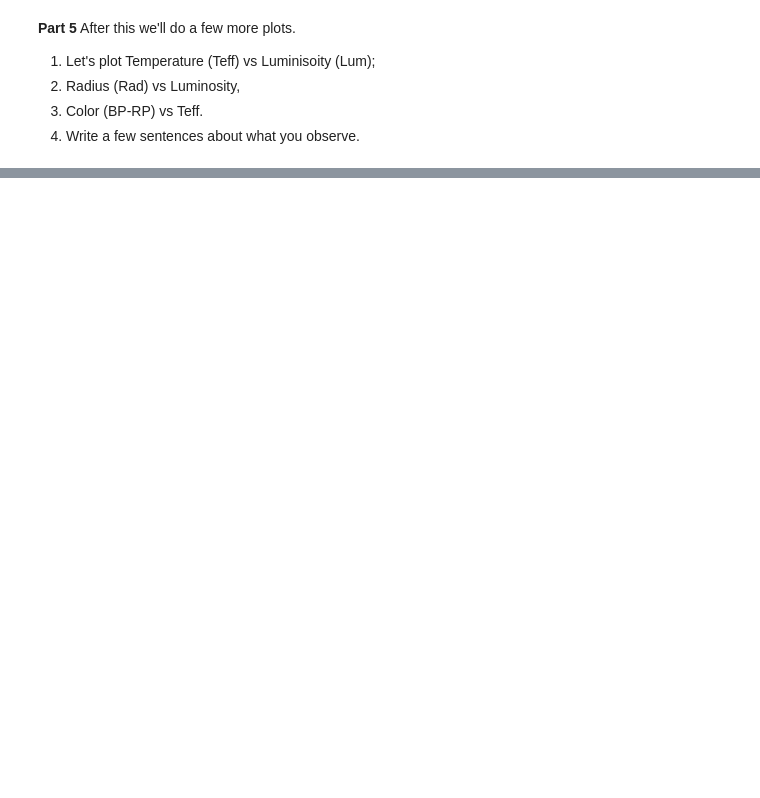
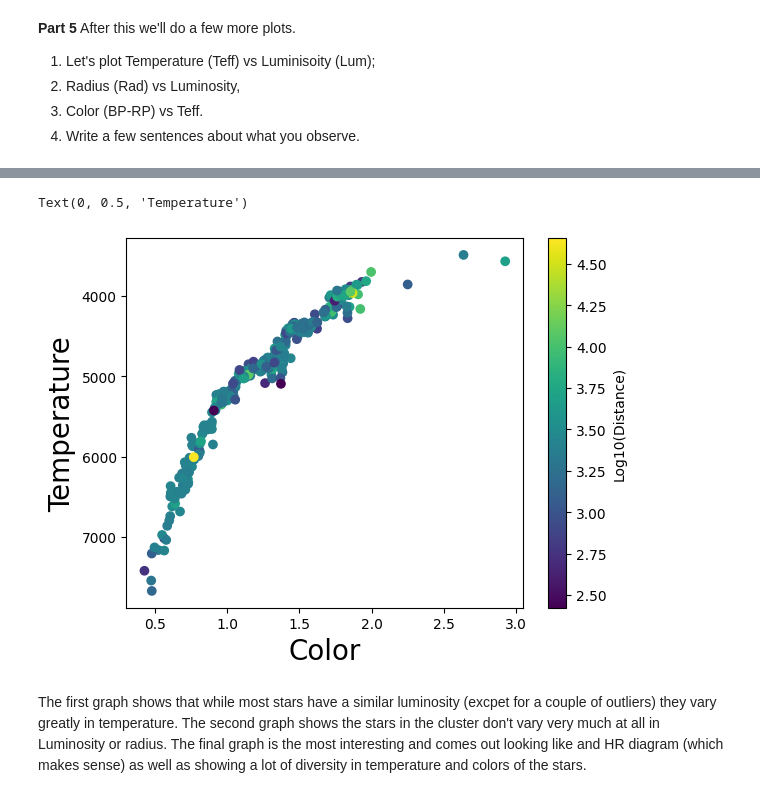
Before and after one commit to RandleRaccoon/PHYS_3025, a Jupyter notebook: PHYS_3025_Activity_1.ipynb, the cells around one changed output, grey strips where cells are left out. Drawn from its saved outputs; the diff is of its cells as text; code cells hidden in the pictures; blank space fills up the shorter version.

```diff
--- a/PHYS_3025_Activity_1.ipynb
+++ b/PHYS_3025_Activity_1.ipynb
@@ -257,0 +320,13 @@ Answers can go here (click this cell)
+# %%
+#Color vs Teff.
+plt.scatter(data_clean["BP-RP"],data_clean["Teff"],c=np.log10(distance))
+cbar=plt.colorbar()
+cbar.set_label('Log10(Distance)')
+plt.ylim(reversed(plt.ylim())) # flip the y-axis
+plt.xlabel("Color", fontsize=20)
+plt.ylabel("Temperature", fontsize=20)
+# %% [output]
+Text(0, 0.5, 'Temperature')
+[figure, added]
+# %% [markdown]
+The first graph shows that while most stars have a similar luminosity (excpet for a couple of outliers) they vary greatly in temperature. The second graph shows the stars in the cluster don't vary very much at all in Luminosity or radius. The final graph is the most interesting and comes out looking like and HR diagram (which makes sense) as well as showing a lot of diversity in temperature and colors of the stars.
```
Also changed, not shown: parts of 12 cells of this notebook.
